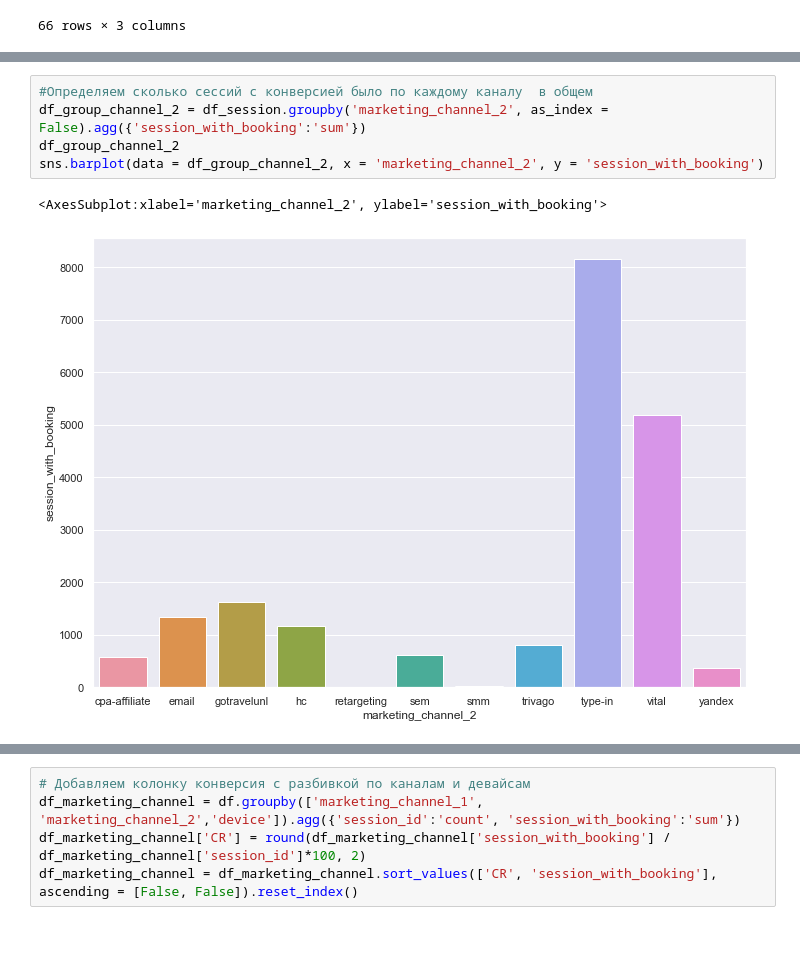
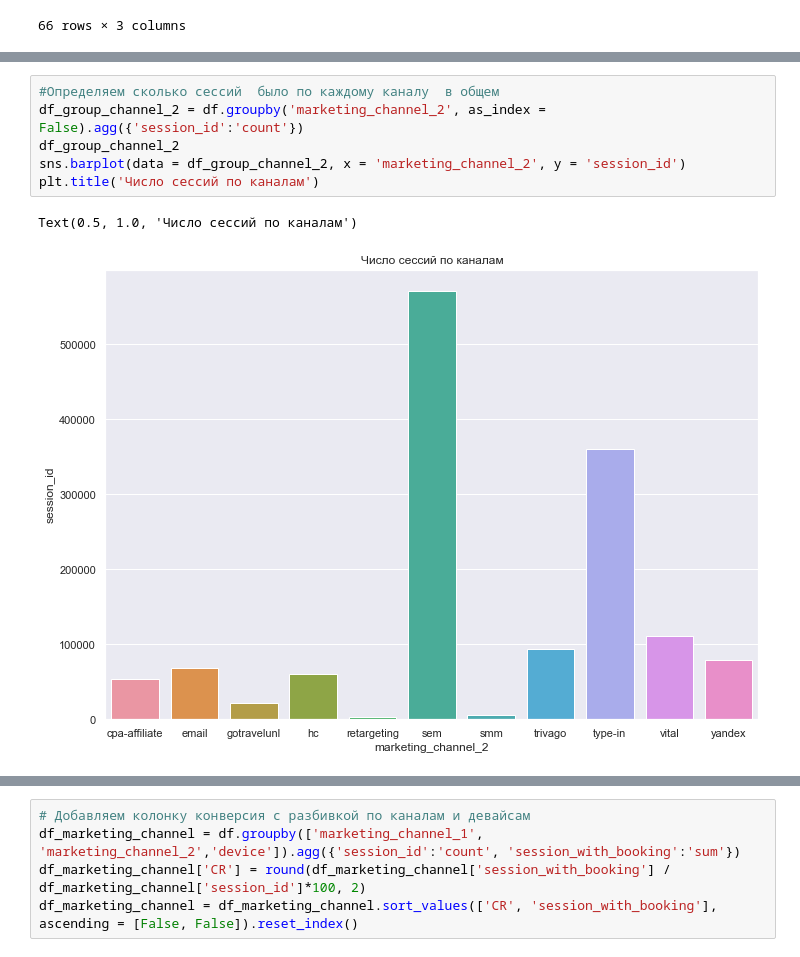
Before and after one commit to Trustisreach/test_tasks, a Jupyter notebook: ostrovok_test.ipynb, the cells around one changed output, grey strips where cells are left out. Cells and saved outputs as stored; diff of their text form.

```diff
--- a/ostrovok_test.ipynb
+++ b/ostrovok_test.ipynb
@@ -162,8 +174,9 @@ sns.barplot(data = df_group_channel_1, x = 'marketing_channel_1', y = 'session_w
 # %%
-#Определяем сколько сессий с конверсией было по каждому каналу  в общем
-df_group_channel_2 = df_session.groupby('marketing_channel_2', as_index = False).agg({'session_with_booking':'sum'})
+#Определяем сколько сессий  было по каждому каналу  в общем
+df_group_channel_2 = df.groupby('marketing_channel_2', as_index = False).agg({'session_id':'count'})
 df_group_channel_2
-sns.barplot(data = df_group_channel_2, x = 'marketing_channel_2', y = 'session_with_booking')
+sns.barplot(data = df_group_channel_2, x = 'marketing_channel_2', y = 'session_id')
+plt.title('Число сессий по каналам')
 # %% [output]
-<AxesSubplot:xlabel='marketing_channel_2', ylabel='session_with_booking'>
+Text(0.5, 1.0, 'Число сессий по каналам')
-[figure, old version]
+[figure, new version]
```
Also changed, not shown: parts of 14 cells of this notebook.
